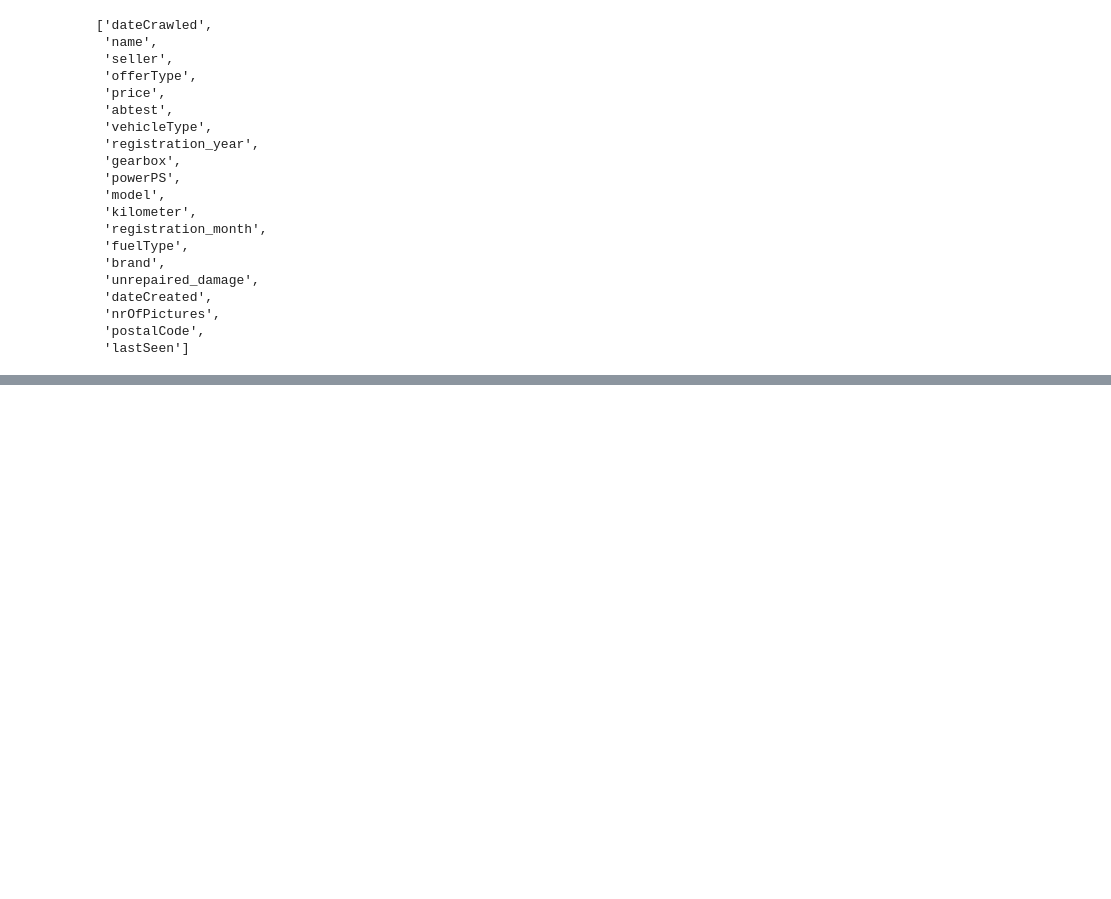
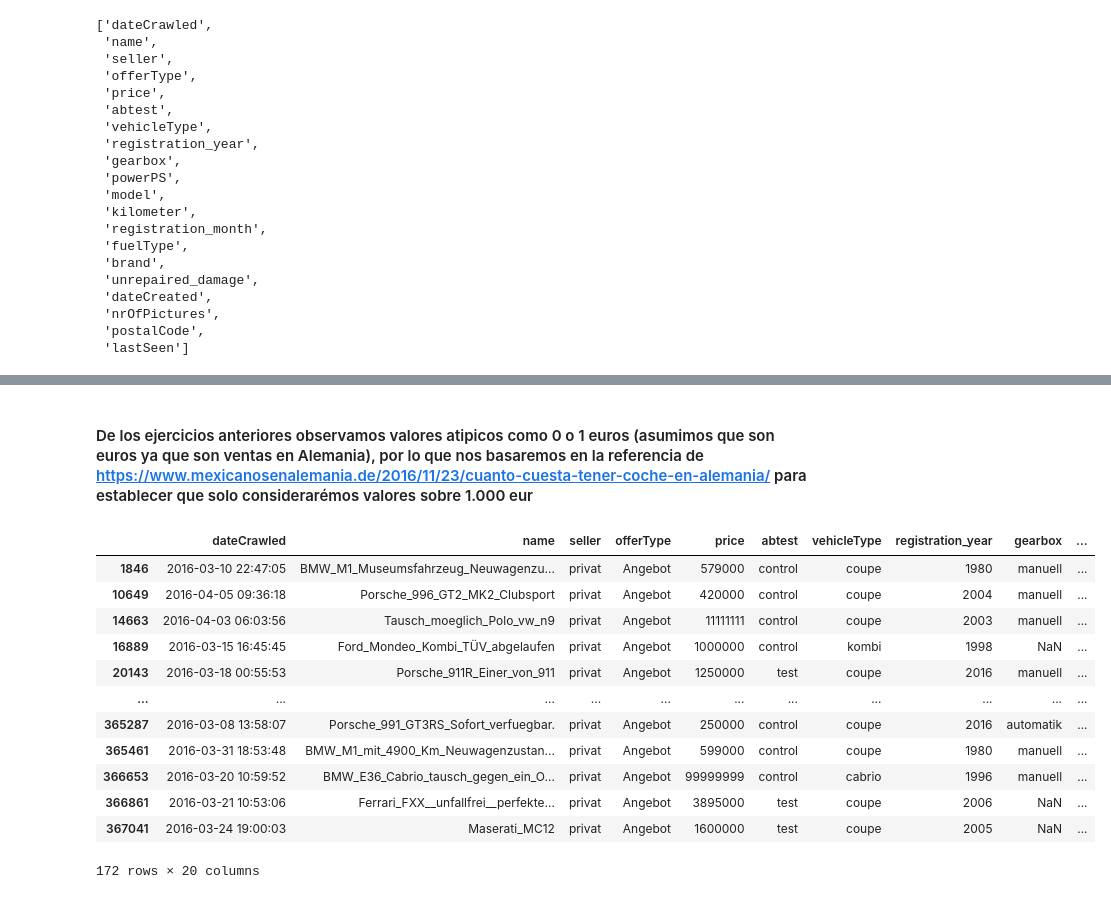
Before and after one commit to OSTINIA/tarea2_sw_ds, a Jupyter notebook: tarea_2_sw_ds.ipynb, the cells around one changed output, grey strips where cells are left out. Saved outputs shown, nothing was run; the diff lists cells and outputs as text; code cells hidden in the pictures; blank space fills up the shorter version.

```diff
--- a/tarea_2_sw_ds.ipynb
+++ b/tarea_2_sw_ds.ipynb
@@ -300,0 +316,4 @@ Continuemos explorando los datos, específicamente buscando datos que no se vean
+# %%
+autos.odometer_km = autos.odometer_km.astype(np.uint32)
+autos.price = autos.price.astype(np.uint32)
+autos.info()
@@ -300,0 +411,18 @@ Continuemos explorando los datos, específicamente buscando datos que no se vean
+# %% [markdown]
+#### De los ejercicios anteriores observamos valores atipicos como 0 o 1 euros (asumimos que son euros ya que son ventas en Alemania), por lo que nos basaremos en la referencia de https://www.mexicanosenalemania.de/2016/11/23/cuanto-cuesta-tener-coche-en-alemania/ para establecer que solo considerarémos valores sobre 1.000 eur
+# %%
+autos[autos['price']>=200000]
+# %% [output]
+|  | dateCrawled | name | seller | offerType | price | abtest | vehicleType | registration_year | gearbox | ... |
+| 1846 | 2016-03-10 22:47:05 | BMW_M1_Museumsfahrzeug_Neuwagenzu... | privat | Angebot | 579000 | control | coupe | 1980 | manuell | ... |
+| 10649 | 2016-04-05 09:36:18 | Porsche_996_GT2_MK2_Clubsport | privat | Angebot | 420000 | control | coupe | 2004 | manuell | ... |
+| 14663 | 2016-04-03 06:03:56 | Tausch_moeglich_Polo_vw_n9 | privat | Angebot | 11111111 | control | coupe | 2003 | manuell | ... |
+| 16889 | 2016-03-15 16:45:45 | Ford_Mondeo_Kombi_TÜV_abgelaufen | privat | Angebot | 1000000 | control | kombi | 1998 | NaN | ... |
+| 20143 | 2016-03-18 00:55:53 | Porsche_911R_Einer_von_911 | privat | Angebot | 1250000 | test | coupe | 2016 | manuell | ... |
+| ... | ... | ... | ... | ... | ... | ... | ... | ... | ... | ... |
+| 365287 | 2016-03-08 13:58:07 | Porsche_991_GT3RS_Sofort_verfuegbar. | privat | Angebot | 250000 | control | coupe | 2016 | automatik | ... |
+| 365461 | 2016-03-31 18:53:48 | BMW_M1_mit_4900_Km_Neuwagenzustan... | privat | Angebot | 599000 | control | coupe | 1980 | manuell | ... |
+| 366653 | 2016-03-20 10:59:52 | BMW_E36_Cabrio_tausch_gegen_ein_O... | privat | Angebot | 99999999 | control | cabrio | 1996 | manuell | ... |
+| 366861 | 2016-03-21 10:53:06 | Ferrari_FXX__unfallfrei__perfekte... | privat | Angebot | 3895000 | test | coupe | 2006 | NaN | ... |
+| 367041 | 2016-03-24 19:00:03 | Maserati_MC12 | privat | Angebot | 1600000 | test | coupe | 2005 | NaN | ... |
+172 rows × 20 columns
```
Also changed, not shown: parts of 37 cells of this notebook.
